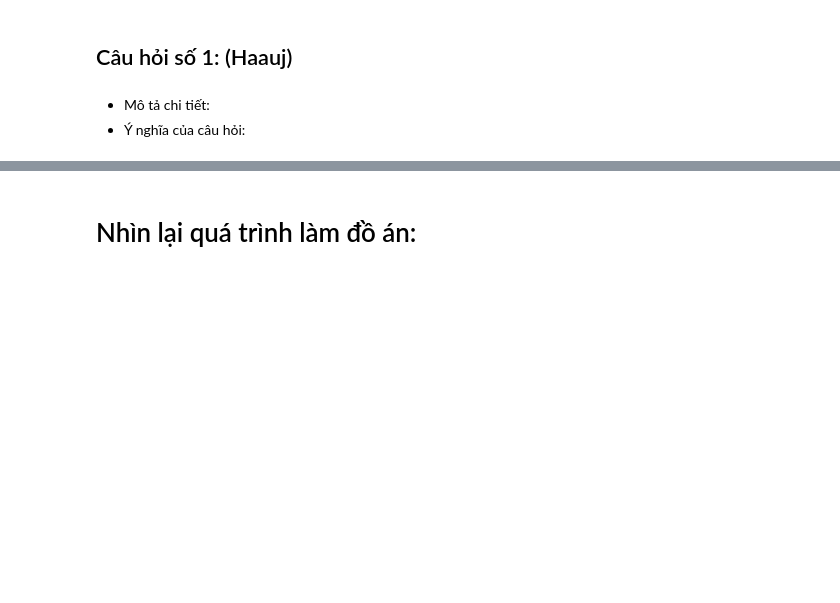
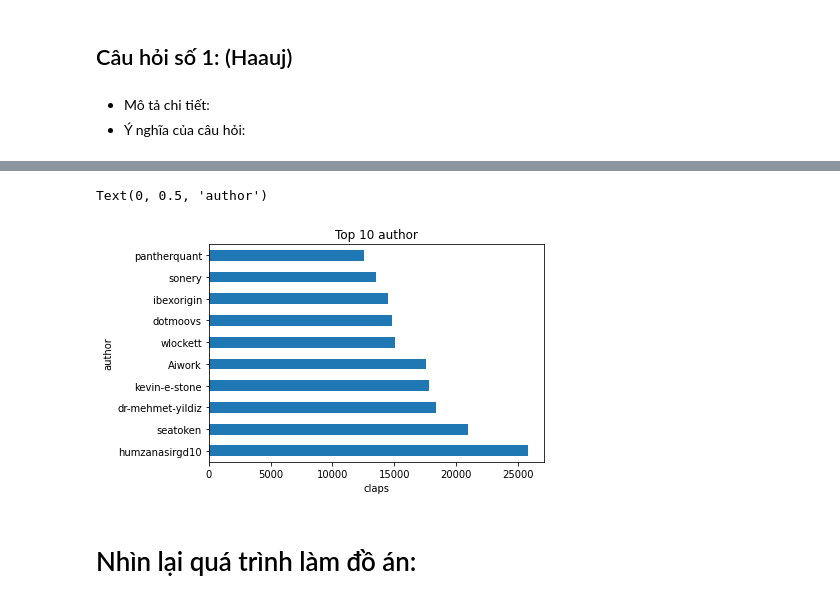
Before and after one commit to kenneth-nguyenn/P4DS_FinalProject, a Jupyter notebook: Source/Final Project 2.ipynb, the cells around one changed output, grey strips where cells are left out. Cells and saved outputs as stored; diff of their text form; code cells hidden in the pictures; blank space fills up the shorter version.

```diff
--- a/Source/Final Project 2.ipynb
+++ b/Source/Final Project 2.ipynb
@@ -113,0 +193,5 @@ Với mỗi câu hỏi:
+# %%
+df_author = medium_data[['author','claps']]
+df_author = df_author.groupby('author').sum()
+num_df_author =  df_author.sort_values(by = ['claps'],ascending=False)
+num_df_author
@@ -114,3 +213,12 @@ Với mỗi câu hỏi:
+# %%
+top_10_authors = num_df_author.head(10)['claps']
+top_10_authors.plot.barh()
+plt.title('Top 10 author')
+plt.xlabel('claps')
+plt.ylabel('author')
+# %% [output]
+Text(0, 0.5, 'author')
+[figure, added]
 # %% [markdown]
 # Nhìn lại quá trình làm đồ án:
 # %% [markdown]
```
Also changed, not shown: parts of 15 cells of this notebook.
